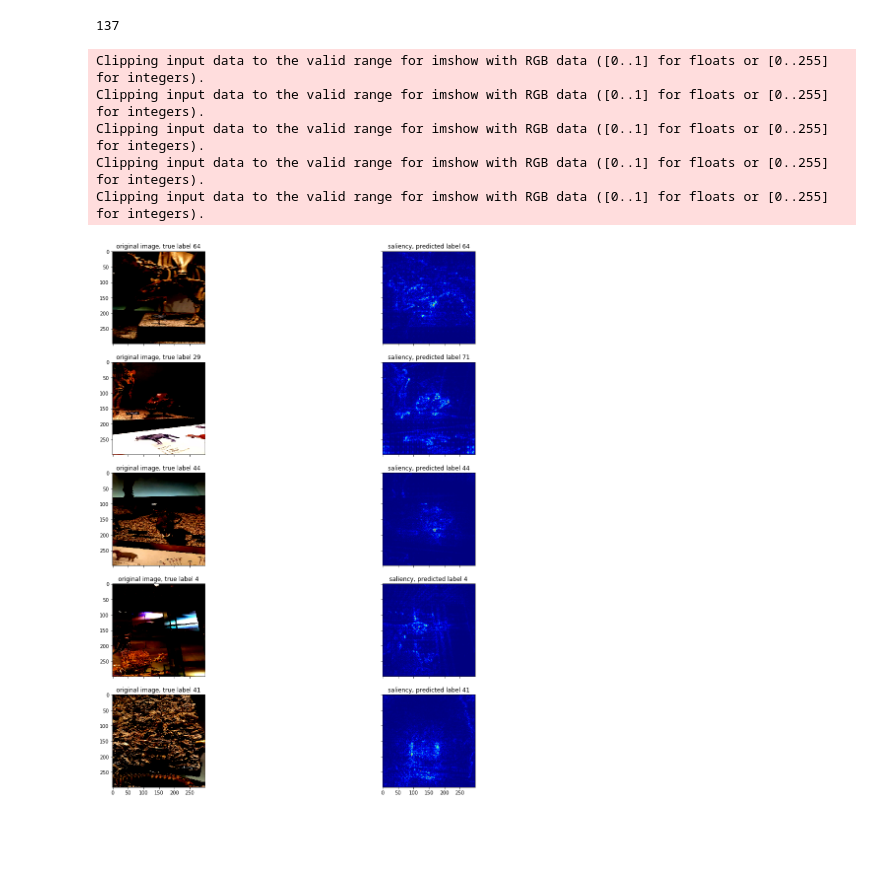
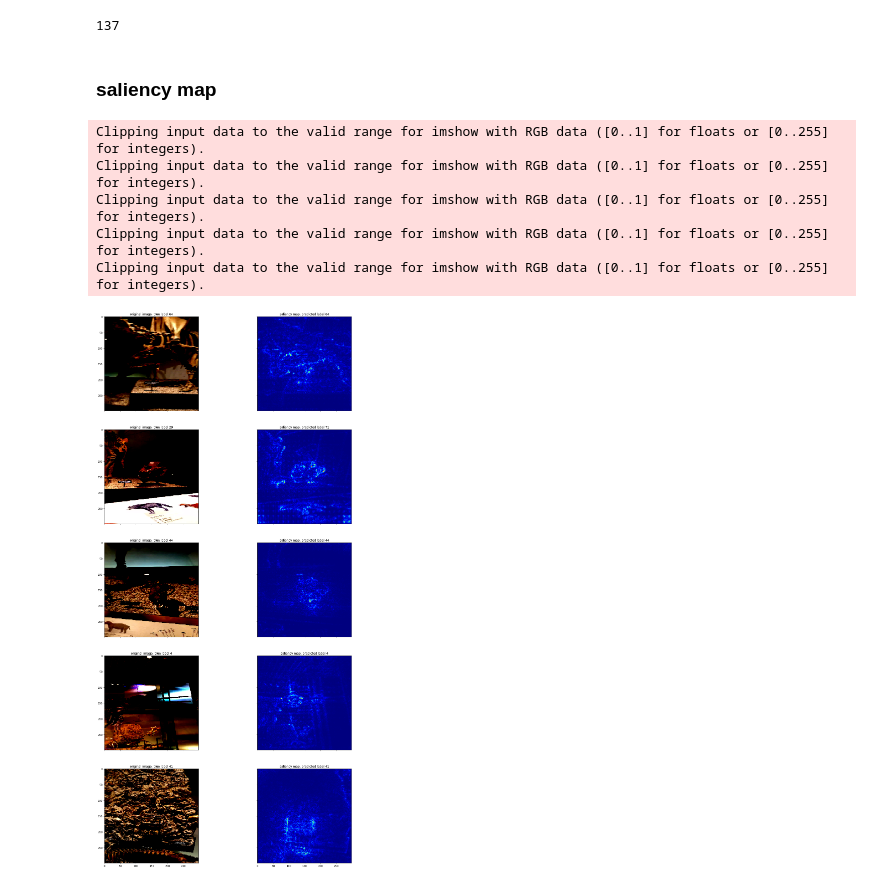
Before and after one commit to yueying-teng/indoor_gps, a Jupyter notebook: visualization/vis_transfer_xception_saliency.ipynb, the cells around one changed output. Drawn from its saved outputs; the diff is of its cells as text; code cells hidden in the pictures; blank space fills up the shorter version.

```diff
--- a/visualization/vis_transfer_xception_saliency.ipynb
+++ b/visualization/vis_transfer_xception_saliency.ipynb
@@ -59,29 +59,29 @@ model.layers[layer_idx].activation = activations.linear
 model = utils.apply_modifications(model)
 # %% [output]
 137
+# %% [markdown]
+### saliency map
 # %%
-plt.rcParams['figure.figsize'] = (10, 20)
-
-fig, ax = plt.subplots(5, 2, sharex='col', sharey='row')
+fig, ax = plt.subplots(5, 2, sharex='col', sharey='row', figsize = (20, 40))
 
 for i in range(5):
     for j in range(2):
 
         if j == 1:
             # saliency
             grads = visualize_saliency(model, layer_idx, filter_indices = pred_label[i],
                                        seed_input = load_img(img_path[i]), backprop_modifier = 'guided')
             # visualize grads as heatmap
             ax[i, j].imshow(grads, cmap = 'jet')
-            ax[i, j].set_title('saliency, predicted label {}'.format(pred_label[i]))
+            ax[i, j].set_title('saliency map, predicted label {}'.format(pred_label[i]))
 
         else:
             ax[i, j].imshow(load_img(img_path[i]))
             ax[i, j].set_title('original image, true label {}'.format(int(classes[i])))
 # %% [output]
 Clipping input data to the valid range for imshow with RGB data ([0..1] for floats or [0..255] for integers).
 Clipping input data to the valid range for imshow with RGB data ([0..1] for floats or [0..255] for integers).
 Clipping input data to the valid range for imshow with RGB data ([0..1] for floats or [0..255] for integers).
 Clipping input data to the valid range for imshow with RGB data ([0..1] for floats or [0..255] for integers).
 Clipping input data to the valid range for imshow with RGB data ([0..1] for floats or [0..255] for integers).
-[figure, old version]
+[figure, new version]
```
Also changed, not shown: parts of 7 cells of this notebook.
